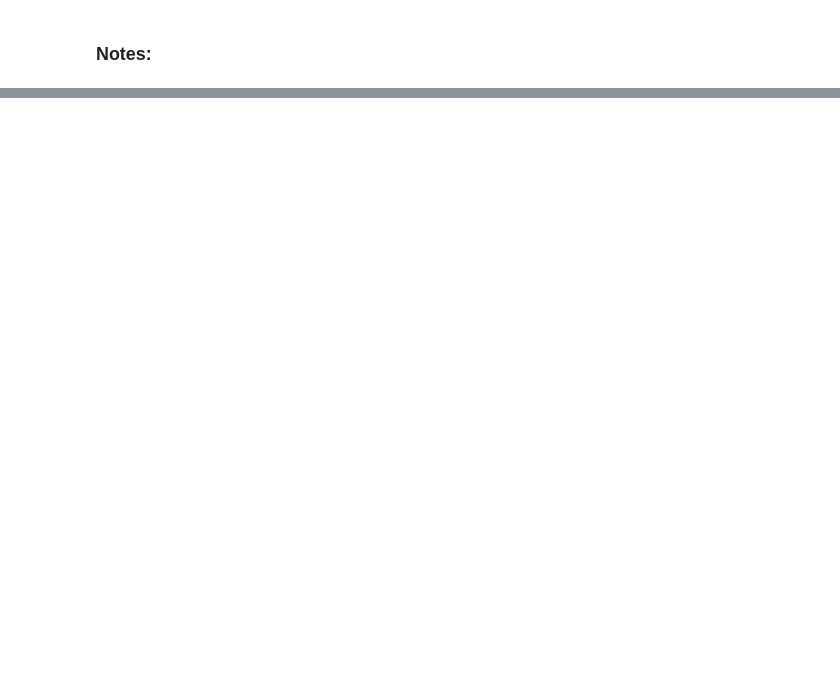
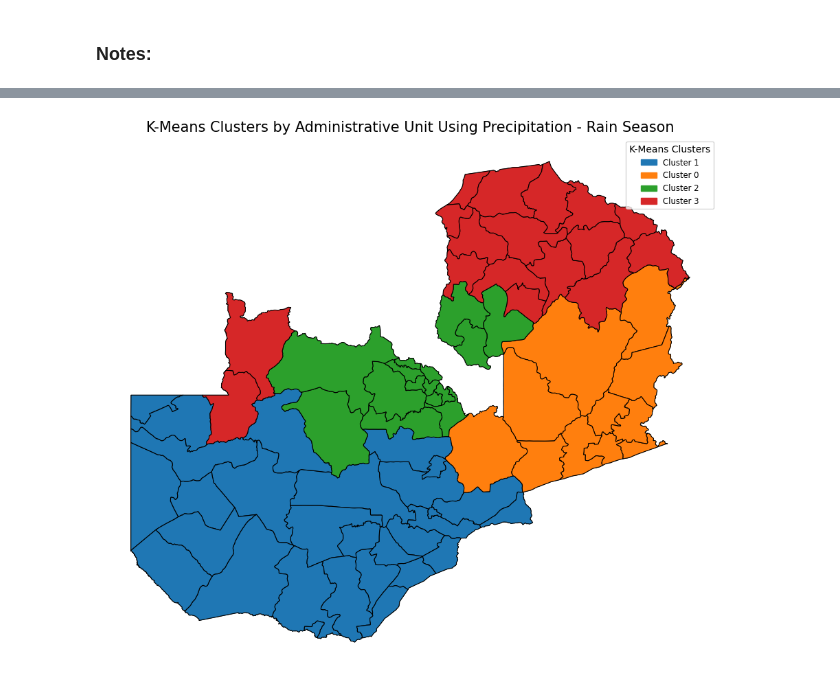
Before and after one commit to nitinmagima/KenyaDroughtAnalysis, a Jupyter notebook: zambiadrought_admin2_withgee.ipynb, the cells around one changed output, grey strips where cells are left out. Drawn from its saved outputs; the diff is of its cells as text; code cells hidden in the pictures; blank space fills up the shorter version.

```diff
--- a/zambiadrought_admin2_withgee.ipynb
+++ b/zambiadrought_admin2_withgee.ipynb
@@ -1486,0 +2232,10 @@ if no_trend:
+# %%
+n_clusters = 4
+kmeans = KMeans(n_clusters=n_clusters, random_state=42)
+kmeans.fit(reduced_features)
+
+# Add the cluster labels to the original dataframe
+df_normalized_zambia_rains['cluster'] = kmeans.labels_
+
+# Display the first few rows of the dataframe with the cluster assignments
+print(df_normalized_zambia_rains.head())
@@ -1486,0 +2260,8 @@ if no_trend:
+# %%
+# Create the GeoDataFrame by merging the drought events DataFrame with the geospatial data
+drought_gdf = admin_boundaries.merge(df_normalized_zambia_rains, left_on='ADM2_NAME', right_on='admin2_name')
+
+# Call the function to plot all K-Means clusters with a legend
+plot_all_geospatial_kmeans_clusters_with_legend("Rain Season")
+# %% [output]
+[figure, added]
```
Also changed, not shown: parts of 70 cells of this notebook.
